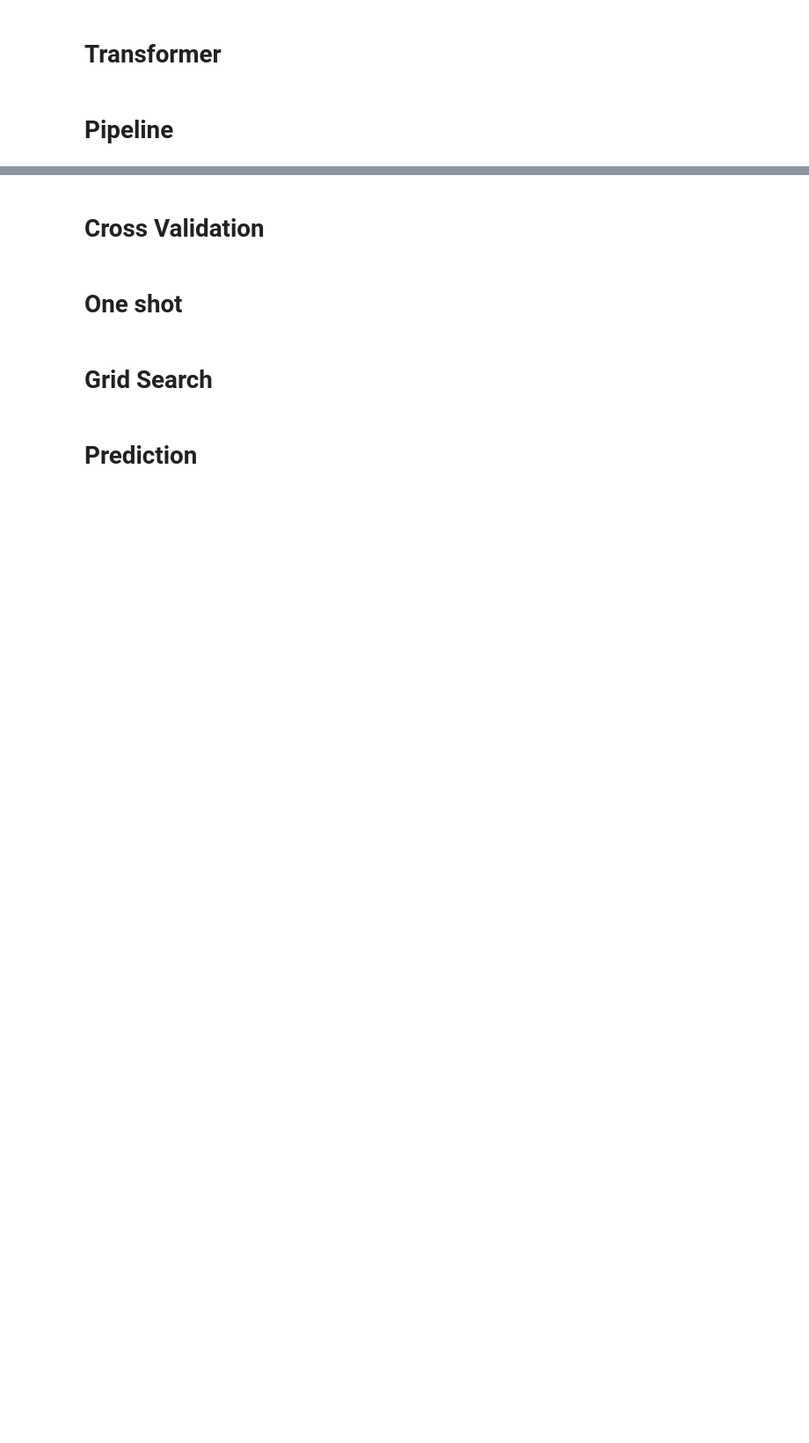
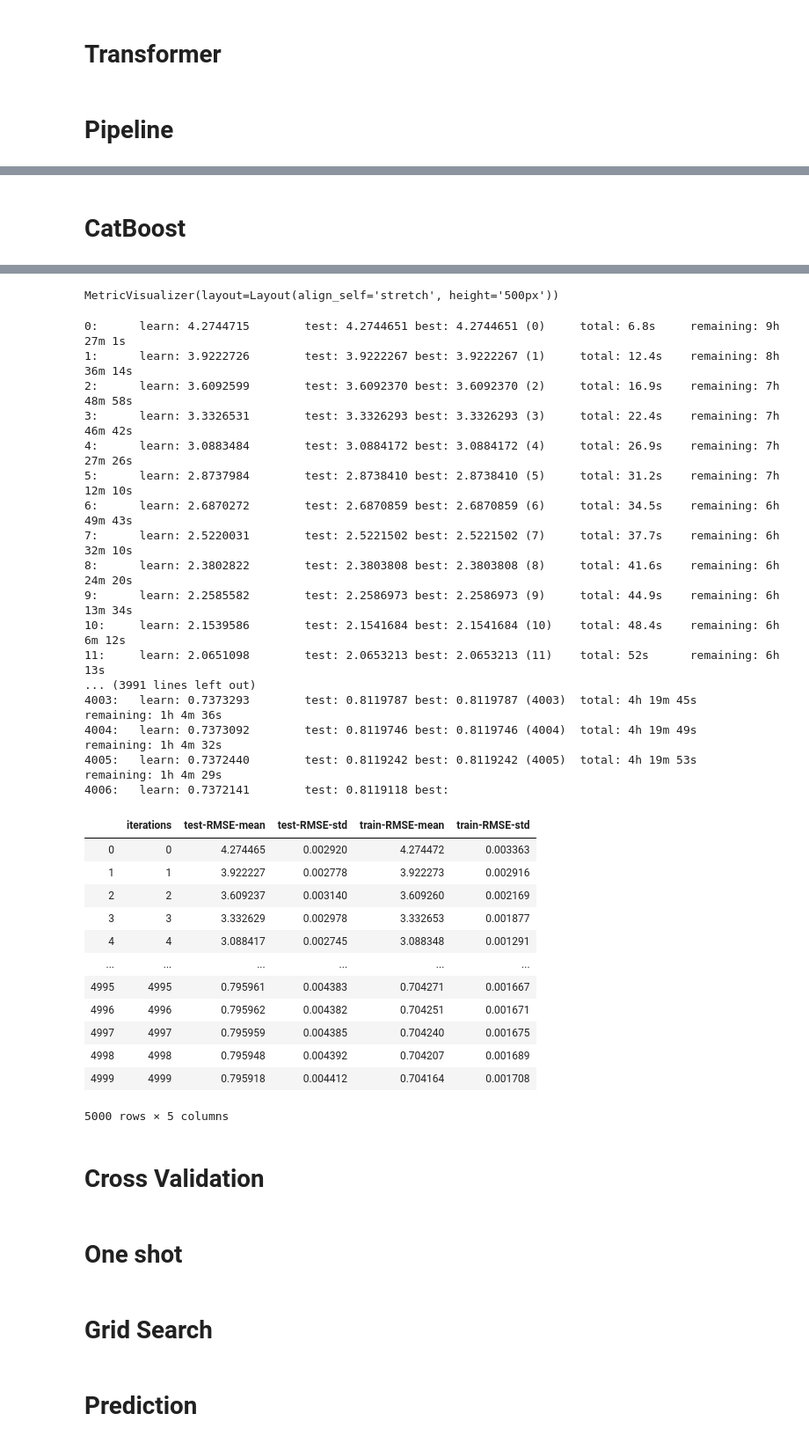
Before and after one commit to ytkj/ashrae-energy-prediction, a Jupyter notebook: main.ipynb, the cells around one changed output, grey strips where cells are left out. Shown at 88% size. Saved outputs shown, nothing was run; the diff lists cells and outputs as text; code cells hidden in the pictures; blank space fills up the shorter version.

Commit message:
introduce catboost

```diff
--- a/main.ipynb
+++ b/main.ipynb
@@ -283,5 +284,3 @@ weather_pipeline = Pipeline(steps=[
         'wind_speed_wa-5': WindSpeedEncoder(),
     }))
 ])
-# %%
-weather_pipeline.fit_transform(weather_train).head(2)
@@ -318,5 +313,3 @@ building_metadata_pipeline = Pipeline(steps=[
     ('feature_engineering', BuildingMetadataEngineerer()),
     ('impute_missing_value', BuildingMetadataImputer()),
 ])
-# %%
-building_metadata_pipeline.fit_transform(building_metadata).head(2)
@@ -492,0 +471,6 @@ pipeline_factory().fit_transform(
+# %%
+cat_features = [
+    'meter', 'primary_use', 'cloud_coverage', 'wind_direction', 'wind_speed',
+    'wind_speed_wa1', 'wind_speed_wa-1', 'wind_speed_wa5', 'wind_speed_wa-5',
+    'day_of_week', 'time_period', 'is_holiday',
+]
@@ -492,0 +483,38 @@ pipeline_factory().fit_transform(
+# %% [markdown]
+# CatBoost
+# %%
+def catboost_cv(p: Pipeline, train: pd.DataFrame, **params):
+    x = p.fit_transform(train.drop(columns='meter_reading'))
+    y = np.log1p(train['meter_reading'].values)
+    pool = Pool(
+        x, label=y, cat_features=cat_features
+    )
+
+    mlflow.set_experiment(CURRENT_EXPERIMENT_NAME)
+    with mlflow.start_run():
+
+        mlflow.log_params(params)
+
+        df = cbcv(
+            pool=pool,
+            params=params,
+            logging_level='Verbose',
+            plot=True,
+        )
+        mlflow.log_metrics(dict(
+            rmse_val=df['test-RMSE-mean'].min(),
+            rmse_train=df['train-RMSE-mean'].min()
+        ))
+        df.to_csv('out/cv_result.csv', index=False)
+        mlflow.log_artifact('out/cv_result.csv')
+        return df
+# %%
+catboost_cv(
+    pipeline_factory(),
+    train.sample(frac=0.1),
+    max_depth=10,
+    learning_rate=0.1,
+    n_estimators=5000,
+    early_stopping_rounds=10,
+)
+# %% [output]
@@ -493,3 +522,34 @@ pipeline_factory().fit_transform(
+MetricVisualizer(layout=Layout(align_self='stretch', height='500px'))
+0:      learn: 4.2744715        test: 4.2744651 best: 4.2744651 (0)     total: 6.8s     remaining: 9h 27m 1s
+1:      learn: 3.9222726        test: 3.9222267 best: 3.9222267 (1)     total: 12.4s    remaining: 8h 36m 14s
+2:      learn: 3.6092599        test: 3.6092370 best: 3.6092370 (2)     total: 16.9s    remaining: 7h 48m 58s
+3:      learn: 3.3326531        test: 3.3326293 best: 3.3326293 (3)     total: 22.4s    remaining: 7h 46m 42s
+4:      learn: 3.0883484        test: 3.0884172 best: 3.0884172 (4)     total: 26.9s    remaining: 7h 27m 26s
+5:      learn: 2.8737984        test: 2.8738410 best: 2.8738410 (5)     total: 31.2s    remaining: 7h 12m 10s
+6:      learn: 2.6870272        test: 2.6870859 best: 2.6870859 (6)     total: 34.5s    remaining: 6h 49m 43s
+7:      learn: 2.5220031        test: 2.5221502 best: 2.5221502 (7)     total: 37.7s    remaining: 6h 32m 10s
+8:      learn: 2.3802822        test: 2.3803808 best: 2.3803808 (8)     total: 41.6s    remaining: 6h 24m 20s
+9:      learn: 2.2585582        test: 2.2586973 best: 2.2586973 (9)     total: 44.9s    remaining: 6h 13m 34s
+10:     learn: 2.1539586        test: 2.1541684 best: 2.1541684 (10)    total: 48.4s    remaining: 6h 6m 12s
+11:     learn: 2.0651098        test: 2.0653213 best: 2.0653213 (11)    total: 52s      remaining: 6h 13s
+... (3991 lines left out)
+4003:   learn: 0.7373293        test: 0.8119787 best: 0.8119787 (4003)  total: 4h 19m 45s       remaining: 1h 4m 36s
+4004:   learn: 0.7373092        test: 0.8119746 best: 0.8119746 (4004)  total: 4h 19m 49s       remaining: 1h 4m 32s
+4005:   learn: 0.7372440        test: 0.8119242 best: 0.8119242 (4005)  total: 4h 19m 53s       remaining: 1h 4m 29s
+4006:   learn: 0.7372141        test: 0.8119118 best:
+|  | iterations | test-RMSE-mean | test-RMSE-std | train-RMSE-mean | train-RMSE-std |
+| 0 | 0 | 4.274465 | 0.002920 | 4.274472 | 0.003363 |
+| 1 | 1 | 3.922227 | 0.002778 | 3.922273 | 0.002916 |
+| 2 | 2 | 3.609237 | 0.003140 | 3.609260 | 0.002169 |
+| 3 | 3 | 3.332629 | 0.002978 | 3.332653 | 0.001877 |
+| 4 | 4 | 3.088417 | 0.002745 | 3.088348 | 0.001291 |
+| ... | ... | ... | ... | ... | ... |
+| 4995 | 4995 | 0.795961 | 0.004383 | 0.704271 | 0.001667 |
+| 4996 | 4996 | 0.795962 | 0.004382 | 0.704251 | 0.001671 |
+| 4997 | 4997 | 0.795959 | 0.004385 | 0.704240 | 0.001675 |
+| 4998 | 4998 | 0.795948 | 0.004392 | 0.704207 | 0.001689 |
+| 4999 | 4999 | 0.795918 | 0.004412 | 0.704164 | 0.001708 |
+5000 rows × 5 columns
 # %% [markdown]
 # Cross Validation
 # %%
```
Also changed, not shown: parts of 18 cells of this notebook, 2 other files.
